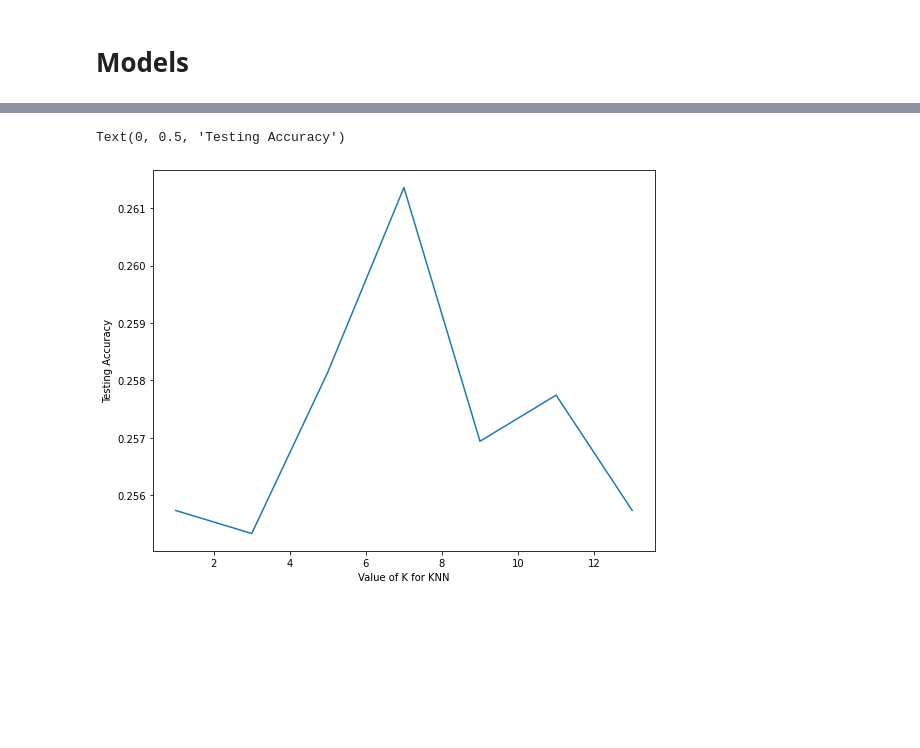
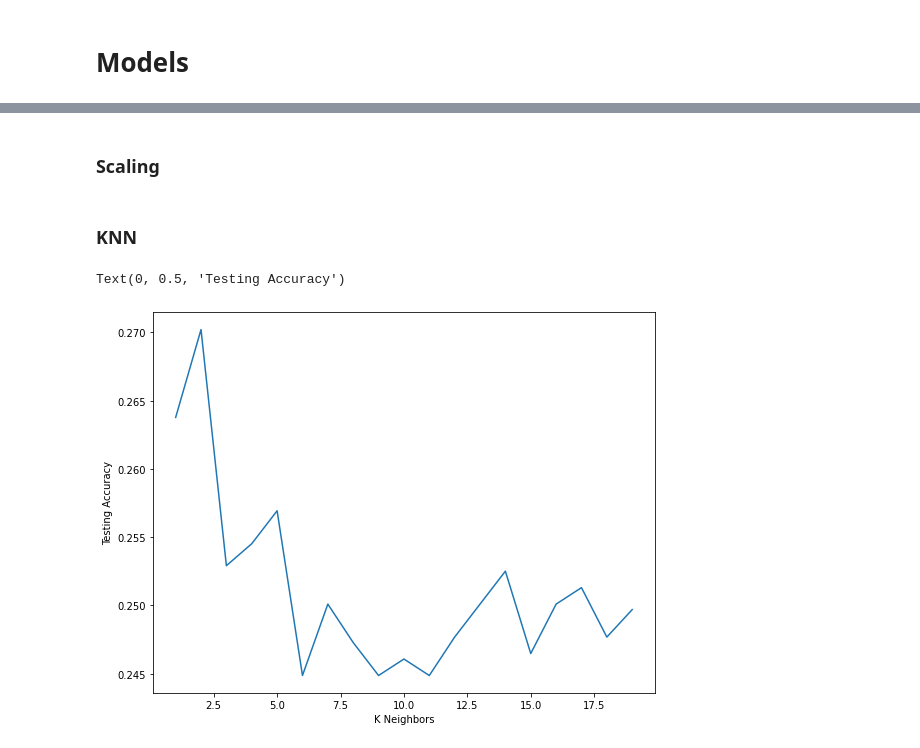
Before and after one commit to noamya-sh/Blood-Cells-ML-Course, a Jupyter notebook: Final Project - Blood cells.ipynb, the cells around one changed output, grey strips where cells are left out. Saved outputs shown, nothing was run; the diff lists cells and outputs as text; code cells hidden in the pictures; blank space fills up the shorter version.

```diff
--- a/Final Project - Blood cells.ipynb
+++ b/Final Project - Blood cells.ipynb
@@ -274,0 +271,3 @@ df_test_max_poll = pd.read_csv('C:/Users/נעמיה/OneDrive - Ariel University/
+# %%
+df_train_max_pool = pd.read_csv('C:/Users/נעמיה/OneDrive - Ariel University/ML project/train_pca_mpool.csv')
+df_test_max_pool = pd.read_csv('C:/Users/נעמיה/OneDrive - Ariel University/ML project/test_pca_mpool.csv')
@@ -277,3 +312,3 @@ df_test_max_poll = pd.read_csv('C:/Users/נעמיה/OneDrive - Ariel University/
 # %%
-X_train, y_train = df_train_max_poll.iloc[:, :-1], df_train_max_poll.iloc[:, -1]
-X_test, y_test = df_test_max_poll.iloc[:, :-1], df_test_max_poll.iloc[:, -1]
+X_train, y_train = df_train_max_pool.iloc[:, :-1], df_train_max_pool.iloc[:, -1]
+X_test, y_test = df_test_max_pool.iloc[:, :-1], df_test_max_pool.iloc[:, -1]
@@ -296,16 +315,24 @@ df_train_max_poll
+# %% [markdown]
+### Scaling
+# %%
+scaler = StandardScaler()
+X_train = scaler.fit_transform(X_train)
+X_test = scaler.transform(X_test)
+# %% [markdown]
+### KNN
 # %%
-k_range = list(range(1, 14, 2))
+k_range = list(range(1, 20, 1))
 scores = []
 for k in k_range:
     knn = KNeighborsClassifier(n_neighbors=k)
     knn.fit(X_train, y_train)
     y_pred = knn.predict(X_test)
-    scores.append(metrics.accuracy_score(y_test, y_pred))
+    scores.append(accuracy_score(y_test, y_pred))
 # %%
 plt.subplots(figsize=(9, 7))
 plt.plot(k_range, scores)
-plt.xlabel('Value of K for KNN')
+plt.xlabel('K Neighbors')
 plt.ylabel('Testing Accuracy')
 # %% [output]
 Text(0, 0.5, 'Testing Accuracy')
-[figure, old version]
+[figure, new version]
```
Also changed, not shown: parts of 77 cells of this notebook.
